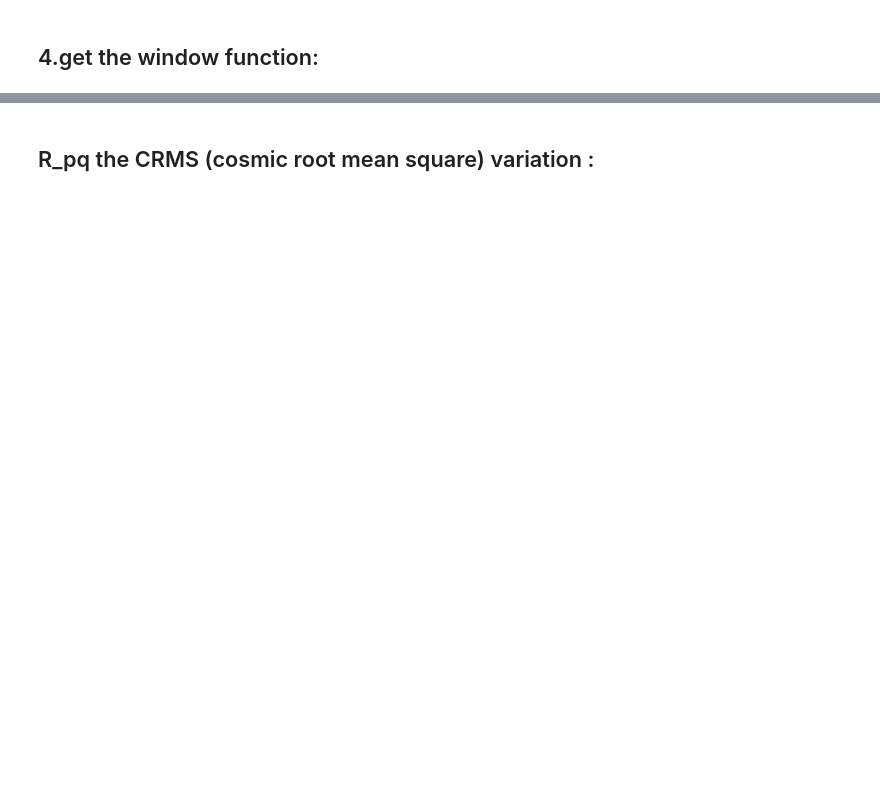
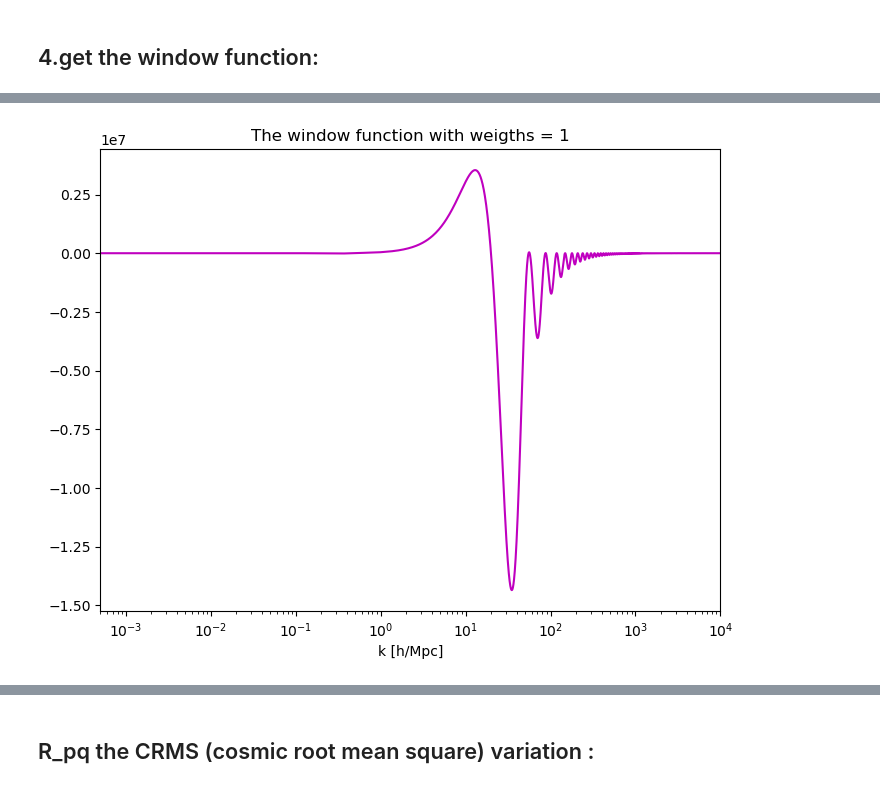
Before and after one commit to lucilefrm/stgae-M2-update, a Jupyter notebook: LambdaCDM.ipynb, the cells around one changed output, grey strips where cells are left out. Drawn from its saved outputs; the diff is of its cells as text; code cells hidden in the pictures; blank space fills up the shorter version.

```diff
--- a/LambdaCDM.ipynb
+++ b/LambdaCDM.ipynb
@@ -117,0 +205,23 @@ the weights of the first galaxie : 0.964532575634106
+# %%
+# Lets calculate the weights with the formula from the paper:
+
+# calculating the g function for each galaxy:
+x = r_hat[:, 0]
+y = r_hat[:, 1]
+z = r_hat[:, 2]
+g = np.column_stack([x,y,z, d_comoving*x**2,d_comoving * y**2,d_comoving * z**2,2*d_comoving * x*y,2*d_comoving * x*z,2*d_comoving * y*z])
+print('g of the first galaxy :', g[0]) # the shape of g is (N, 9) where N is the number of galaxies in the data file and 9 is the number of components of the g function
+
+
+# calculating the A matrix:
+alpha_tot2 = alpha_n**2 + alpha_star**2  # (N,)
+A = g.T @ (g / alpha_tot2[:, None])
+#print('A matrix :', A) # the shape of A is (9, 9)
+
+
+# calculating the weights:
+A_inv = np.linalg.inv(A)
+w = 1 / (alpha_n**2 + alpha_star**2)
+weights_calc = A_inv @ (g * w[:, None]).T
+print("weights shape:", weights_calc.shape) # is (9, N)
+print('the weights of the data file of the first galaxie calculated with the formula from the paper :', weights_calc[:,0])
@@ -118,10 +236,23 @@ the weights of the first galaxie : 0.964532575634106
 # %%
-def window_function2(k,N):
+# test of the window function if all weights = 1:
+
+def window_function_1(k,N):
 
     w = 0
     for n in range (0,N):
         for m in range (0,N):
             if n != m:
-                w += weights[n]*weights[m]*f_nm(k,r[n],r[m])
+                w += f_nm(k,n,m,d_comoving)
 
     return w
+k_max = 10000
+k = np.linspace(0.00001,k_max,80628)
+plt.figure(4,figsize=(8,6))
+plt.xscale('log')
+plt.plot(k,window_function_1(k,N=100),color='m')
+plt.xlim(5*10**-4,k_max)
+plt.title('The window function with weigths = 1')
+plt.xlabel('k [h/Mpc]')
+plt.show()
+# %% [output]
+[figure, added]
```
Also changed, not shown: parts of 21 cells of this notebook.
